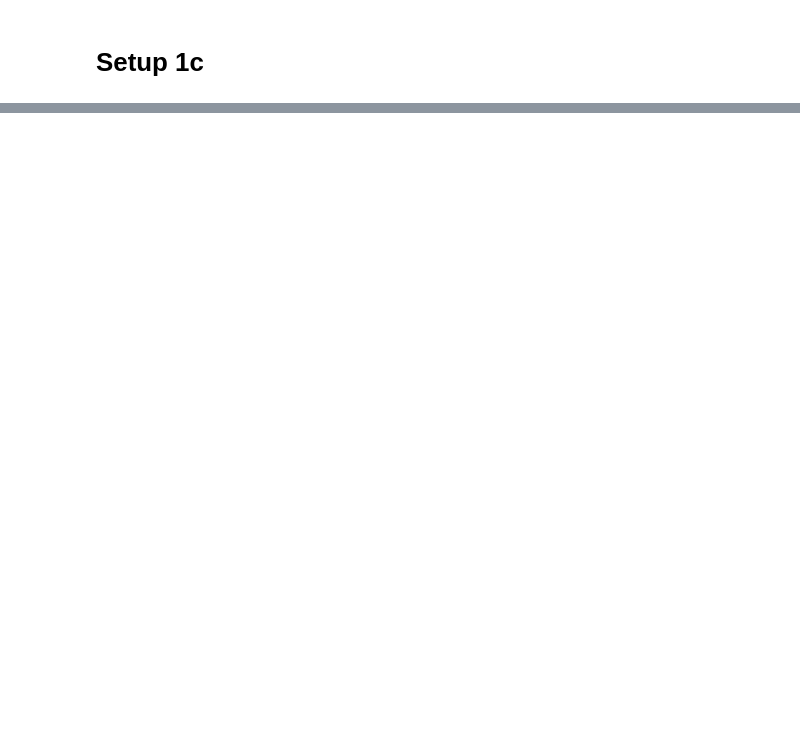
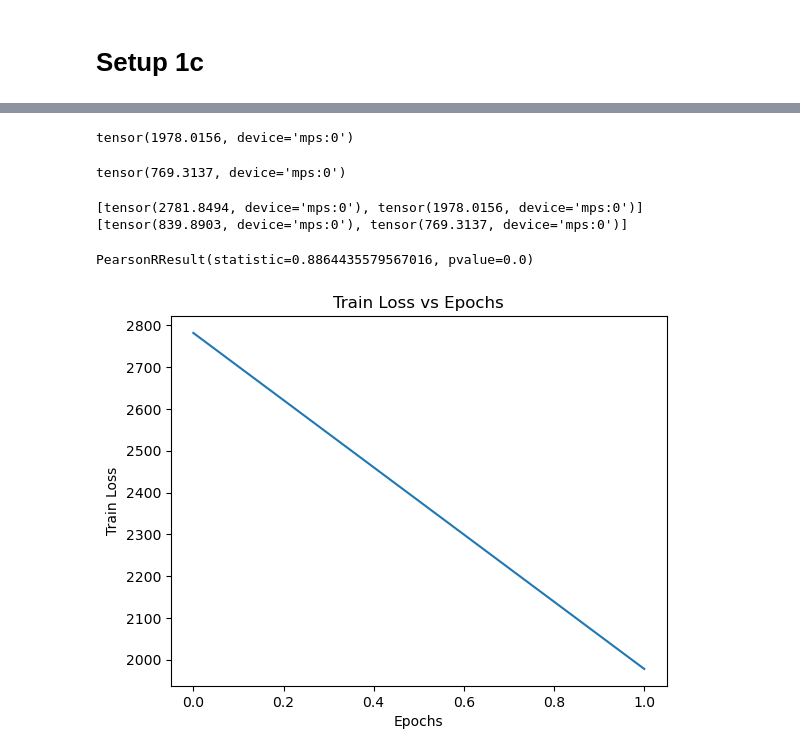
Before and after one commit to 169kaif/nlp_a3, a Jupyter notebook: q1/q1c.ipynb, the cells around one changed output, grey strips where cells are left out. Drawn from its saved outputs; the diff is of its cells as text; code cells hidden in the pictures; blank space fills up the shorter version.

Commit message:
add finished task1c w/ plots and saved model

```diff
--- a/q1/q1c.ipynb
+++ b/q1/q1c.ipynb
@@ -151,0 +55,7 @@ for epoch in tqdm(range(num_epochs), desc="Epochs"):
+# %%
+#run 1st iteration
+
+model.fit(
+    [(train_dataloader, train_loss)],
+    epochs=1,
+)
@@ -151,0 +99,49 @@ for epoch in tqdm(range(num_epochs), desc="Epochs"):
+# %%
+#run 2nd iteration
+
+train_batch_size = 1
+train_dataloader = DataLoader(train_examples, shuffle=False, batch_size=train_batch_size)
+train_loss = losses.CosineSimilarityLoss(model=model)
+
+model.fit(
+    [(train_dataloader, train_loss)],
+    epochs=1,
+)
+# %%
+#calculate train loss
+
+train_loss = 0
+for sentence1,sentence2,gold_score in zip(train_sentence1, train_sentence2, train_scores):
+    embedding1 = torch.tensor(model.encode(sentence1)).to(device)
+    embedding2 = torch.tensor(model.encode(sentence2)).to(device)
+
+    #calculate cosine similarity and loss after scaling
+    tmp_loss = cos(embedding1, embedding2)*5
+    train_loss += (gold_score-tmp_loss)*(gold_score-tmp_loss)
+
+train_losses.append(train_loss)
+print(train_loss)
+# %% [output]
+tensor(1978.0156, device='mps:0')
+# %%
+#calculate val loss
+
+val_loss = 0
+for sentence1,sentence2,gold_score in zip(val_sentence1, val_sentence2, val_scores):
+    embedding1 = torch.tensor(model.encode(sentence1)).to(device)
+    embedding2 = torch.tensor(model.encode(sentence2)).to(device)
+
+    #calculate cosine similarity and loss after scaling
+    tmp_loss = cos(embedding1, embedding2)*5
+    val_loss += (gold_score-tmp_loss)*(gold_score-tmp_loss)
+
+val_losses.append(val_loss)
+print(val_loss)
+# %% [output]
+tensor(769.3137, device='mps:0')
+# %%
+print(train_losses)
+print(val_losses)
+# %% [output]
+[tensor(2781.8494, device='mps:0'), tensor(1978.0156, device='mps:0')]
+[tensor(839.8903, device='mps:0'), tensor(769.3137, device='mps:0')]
@@ -151,0 +162,8 @@ for epoch in tqdm(range(num_epochs), desc="Epochs"):
+# %%
+#calculate pearson correlation
+from scipy.stats import pearsonr
+
+pearson_corr = pearsonr(val_scores, dev_similarity_scores)
+print(pearson_corr)
+# %% [output]
+PearsonRResult(statistic=0.8864435579567016, pvalue=0.0)
@@ -151,0 +174,12 @@ for epoch in tqdm(range(num_epochs), desc="Epochs"):
+# %%
+#plot train loss against number of epochs
+import matplotlib.pyplot as plt
+
+train_losses = [float(loss) for loss in train_losses]
+plt.plot(train_losses)
+plt.xlabel('Epochs')
+plt.ylabel('Train Loss')
+plt.title('Train Loss vs Epochs')
+plt.show()
+# %% [output]
+[figure, added]
```
Also changed, not shown: parts of 13 cells of this notebook, 11 other files.
